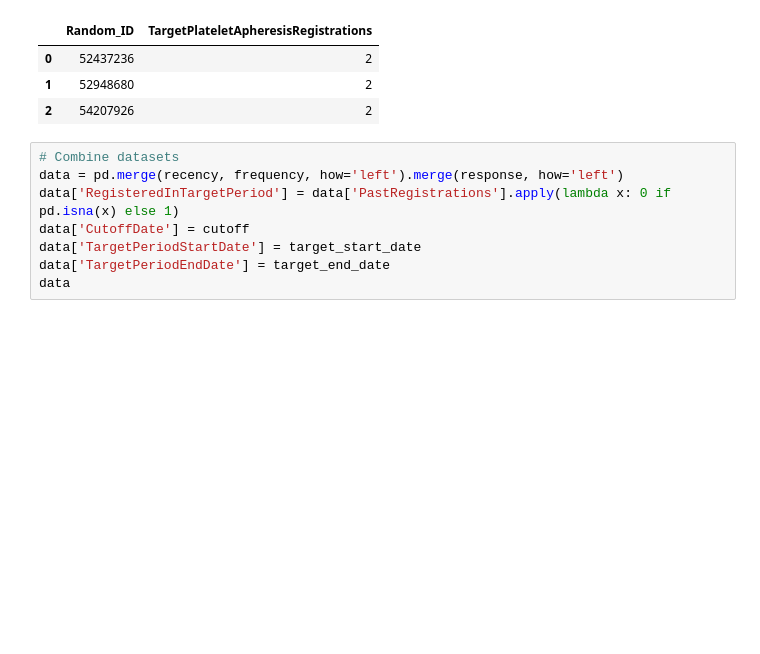
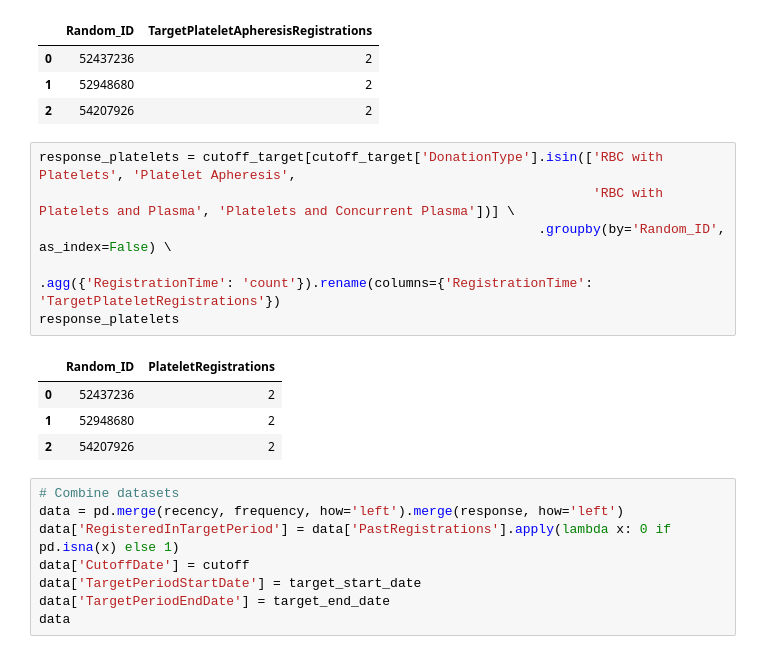
Before and after one commit to arthurnw/blood-donor-propensity-inventory, a Jupyter notebook: notebooks/exploration_raw_data.ipynb, the cells around one changed output. Cells and saved outputs as stored; diff of their text form; blank space fills up the shorter version.

Commit message:
Added platelet donation calculation

```diff
--- a/notebooks/exploration_raw_data.ipynb
+++ b/notebooks/exploration_raw_data.ipynb
@@ -314,6 +322,17 @@ response_type
 | 0 | 52437236 | 2 |
 | 1 | 52948680 | 2 |
 | 2 | 54207926 | 2 |
+# %%
+response_platelets = cutoff_target[cutoff_target['DonationType'].isin(['RBC with Platelets', 'Platelet Apheresis',
+                                                                       'RBC with Platelets and Plasma', 'Platelets and Concurrent Plasma'])] \
+                                                                .groupby(by='Random_ID', as_index=False) \
+                                                                .agg({'RegistrationTime': 'count'}).rename(columns={'RegistrationTime': 'TargetPlateletRegistrations'})
+response_platelets
+# %% [output]
+|  | Random_ID | PlateletRegistrations |
+| 0 | 52437236 | 2 |
+| 1 | 52948680 | 2 |
+| 2 | 54207926 | 2 |
 # %%
 # Combine datasets
 data = pd.merge(recency, frequency, how='left').merge(response, how='left')
```
Also changed, not shown: parts of 1 cell of this notebook.
